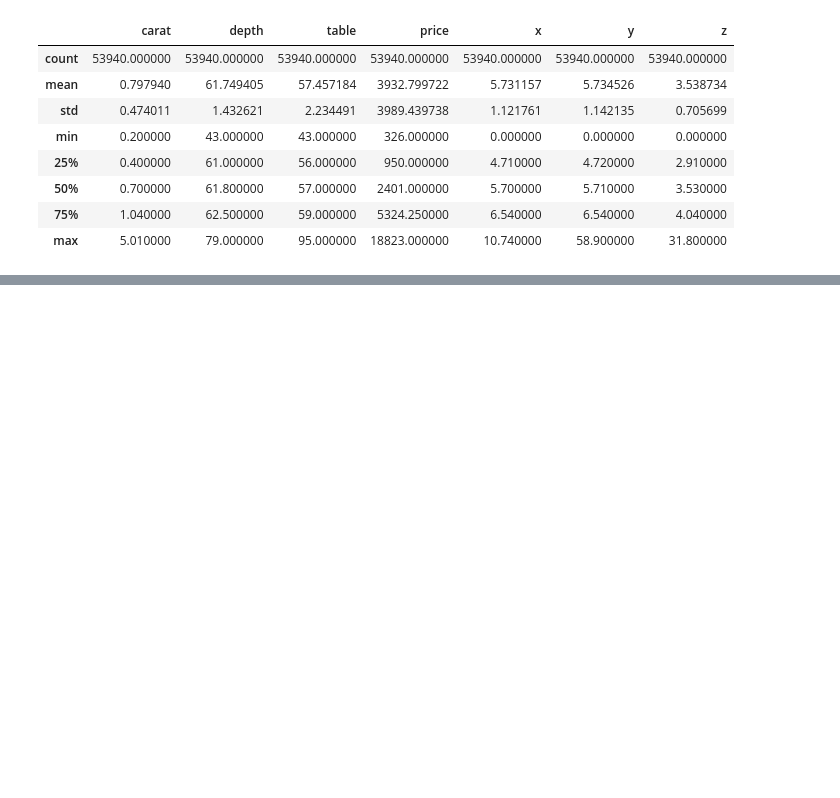
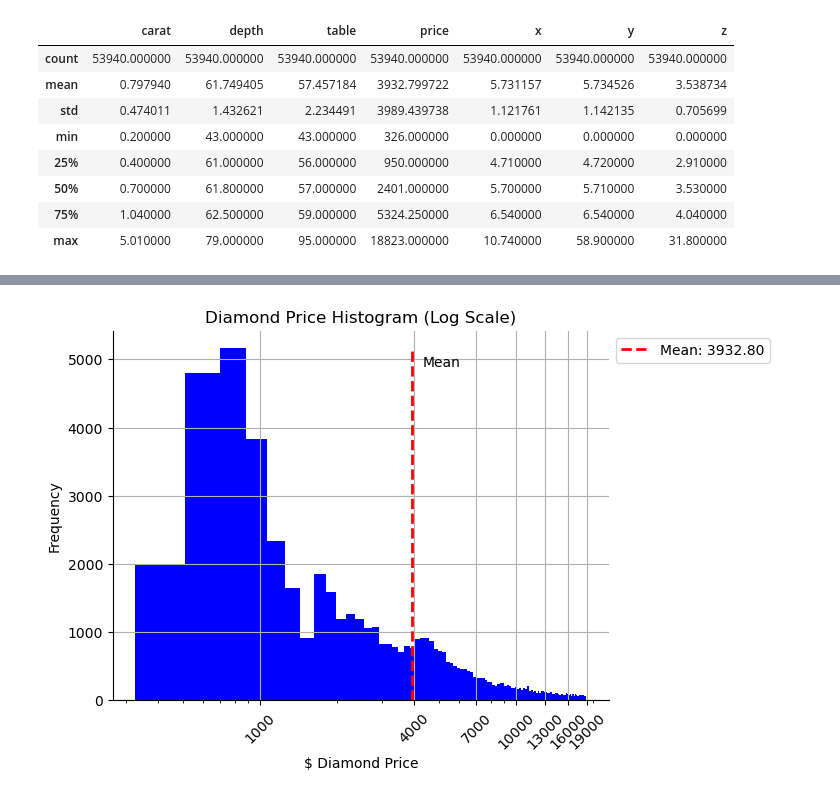
Before and after one commit to Antonio417/Multivariate_Data_Analysis, a Jupyter notebook: Multivariate_Data_Analysis.ipynb, the cells around one changed output, grey strips where cells are left out. Saved outputs shown, nothing was run; the diff lists cells and outputs as text; code cells hidden in the pictures; blank space fills up the shorter version.

```diff
--- a/Multivariate_Data_Analysis.ipynb
+++ b/Multivariate_Data_Analysis.ipynb
@@ -48,0 +68,18 @@ diamonds.describe()
+# %%
+# Plotting histogram of diamond prices in logarithmic scale
+
+ticks = np.linspace(1000, 19000, 7)
+labels = ['{:.0f}'.format(v) for v in ticks] # Use ticks as labels in x axis
+
+plt.hist(data = diamonds, x = 'price', color = "blue", bins = 100)
+plt.axvline(x=d_med, color='red', ls='--', ymax=0.95, lw=2, label="Mean: {:.2f}".format(d_med))
+plt.text(d_med*1.1,4900,'Mean',rotation=0)
+plt.xlabel("$ Diamond Price")
+plt.ylabel("Frequency")
+plt.xscale('log')
+plt.xticks(ticks, labels, rotation=45)
+plt.grid()
+plt.title("Diamond Price Histogram (Log Scale)")
+plt.legend(bbox_to_anchor=(1.0, 1), loc='upper left');
+# %% [output]
+[figure, added]
```
Also changed, not shown: parts of 2 cells of this notebook.
